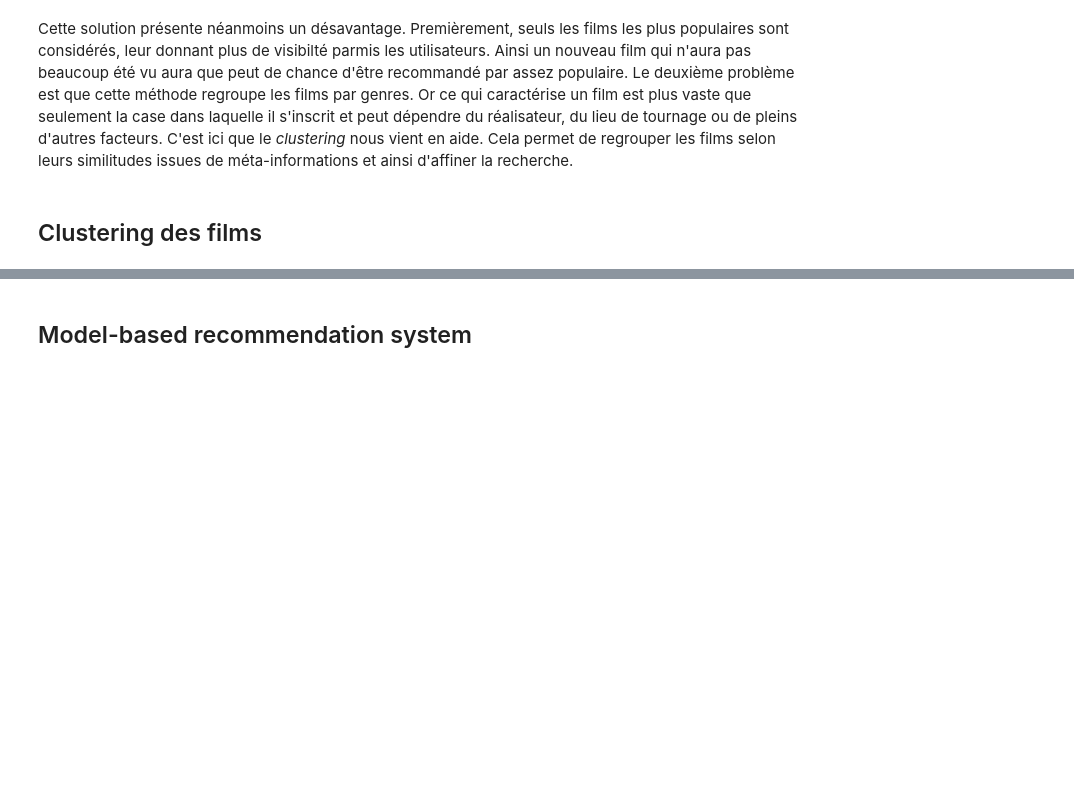
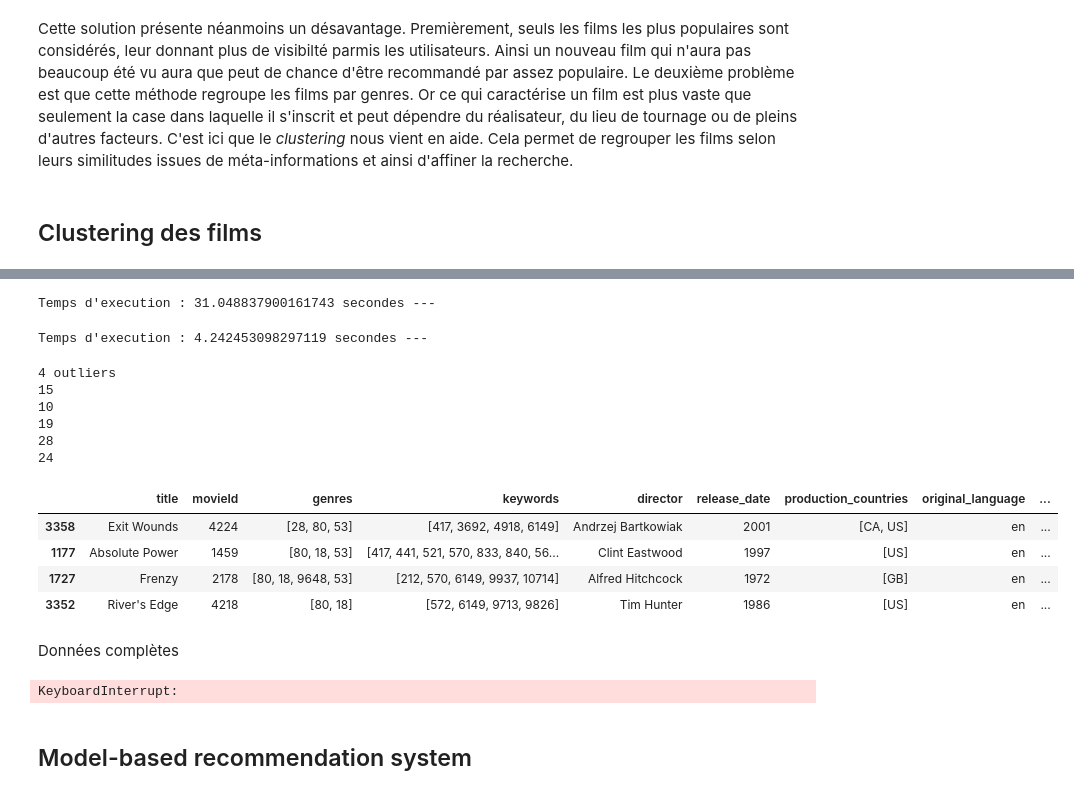
Before and after one commit to AnitaDurr/MovieRecommandation, a Jupyter notebook: MovieNotebook.ipynb, the cells around one changed output, grey strips where cells are left out. Drawn from its saved outputs; the diff is of its cells as text; code cells hidden in the pictures; blank space fills up the shorter version.

```diff
--- a/MovieNotebook.ipynb
+++ b/MovieNotebook.ipynb
@@ -925,0 +1022,8 @@ Cette solution présente néanmoins un désavantage. Premièrement, seuls les fi
+# %%
+test_100 = cluster_features.sample(100)
+# %%
+start_time = time()
+dist_mat_test_100 = compute_dist_matrix(test_100)
+print("Temps d'execution : %s secondes ---" % (time() - start_time))
+# %% [output]
+Temps d'execution : 31.048837900161743 secondes ---
@@ -925,0 +1032,6 @@ Cette solution présente néanmoins un désavantage. Premièrement, seuls les fi
+# %%
+start_time = time()
+root_test_100 = clusterize(dist_mat_test_100.copy(), test_100)
+print("Temps d'execution : %s secondes ---" % (time() - start_time))
+# %% [output]
+Temps d'execution : 4.242453098297119 secondes ---
@@ -925,0 +1040,27 @@ Cette solution présente néanmoins un désavantage. Premièrement, seuls les fi
+# %%
+clusters, outliers = root_test_100.get_n_clusters(5)
+print(len(outliers), 'outliers')
+get_clusters_size(cluster_features, clusters)
+# %% [output]
+4 outliers
+15
+10
+19
+28
+24
+# %%
+get_cluster(cluster_features, outliers)
+# %% [output]
+|  | title | movieId | genres | keywords | director | release_date | production_countries | original_language | ... |
+| 3358 | Exit Wounds | 4224 | [28, 80, 53] | [417, 3692, 4918, 6149] | Andrzej Bartkowiak | 2001 | [CA, US] | en | ... |
+| 1177 | Absolute Power | 1459 | [80, 18, 53] | [417, 441, 521, 570, 833, 840, 56... | Clint Eastwood | 1997 | [US] | en | ... |
+| 1727 | Frenzy | 2178 | [80, 18, 9648, 53] | [212, 570, 6149, 9937, 10714] | Alfred Hitchcock | 1972 | [GB] | en | ... |
+| 3352 | River's Edge | 4218 | [80, 18] | [572, 6149, 9713, 9826] | Tim Hunter | 1986 | [US] | en | ... |
+# %% [markdown]
+Données complètes
+# %%
+start_time = time()
+dist_mat = compute_dist_matrix(cluster_features) # environ 45 minutes
+print("Temps d'execution : %s secondes ---" % (time() - start_time))
+# %% [output]
+KeyboardInterrupt:
```
Also changed, not shown: parts of 97 cells of this notebook.
